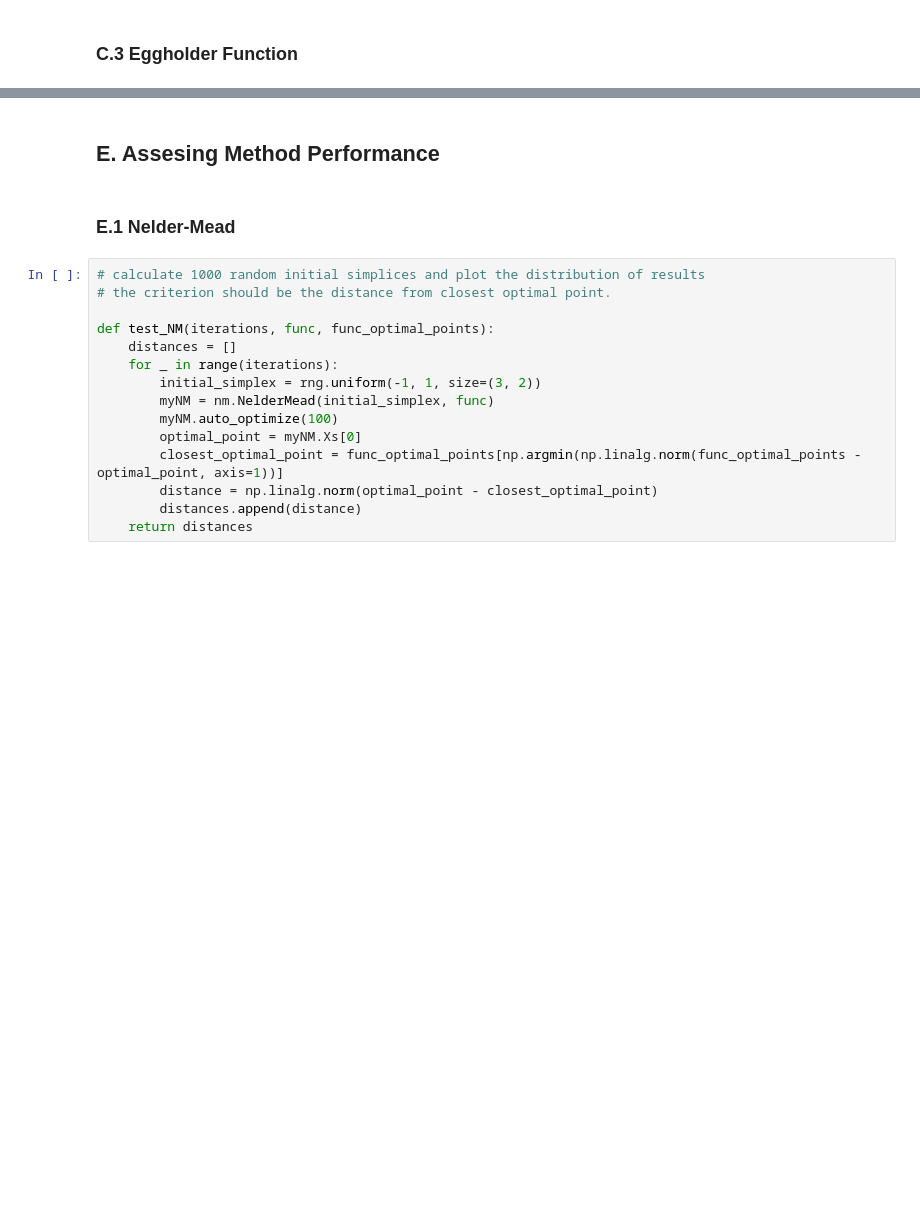
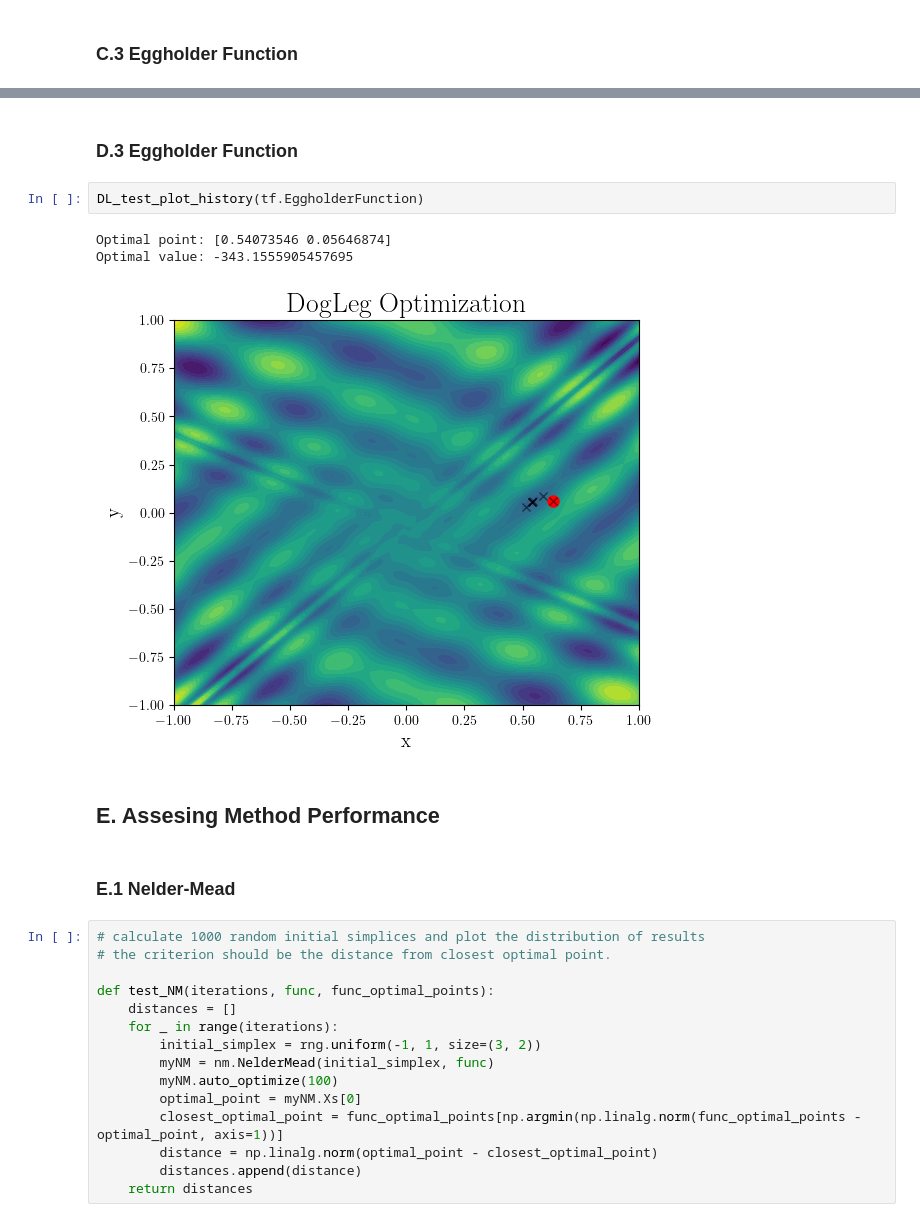
Before and after one commit to DrumJB/NumericalMinimization, a Jupyter notebook: Testing.ipynb, the cells around one changed output, grey strips where cells are left out. Saved outputs shown, nothing was run; the diff lists cells and outputs as text; blank space fills up the shorter version.

```diff
--- a/Testing.ipynb
+++ b/Testing.ipynb
@@ -152,3 +188,11 @@ Optimal value: -715.9801136098888
+# %% [markdown]
+### D.3 Eggholder Function
+# %%
+DL_test_plot_history(tf.EggholderFunction)
+# %% [output]
+Optimal point: [0.54073546 0.05646874]
+Optimal value: -343.1555905457695
+[figure, added]
 # %% [markdown]
 ## E. Assesing Method Performance
 # %% [markdown]
```
Also changed, not shown: parts of 21 cells of this notebook, 2 other files.
